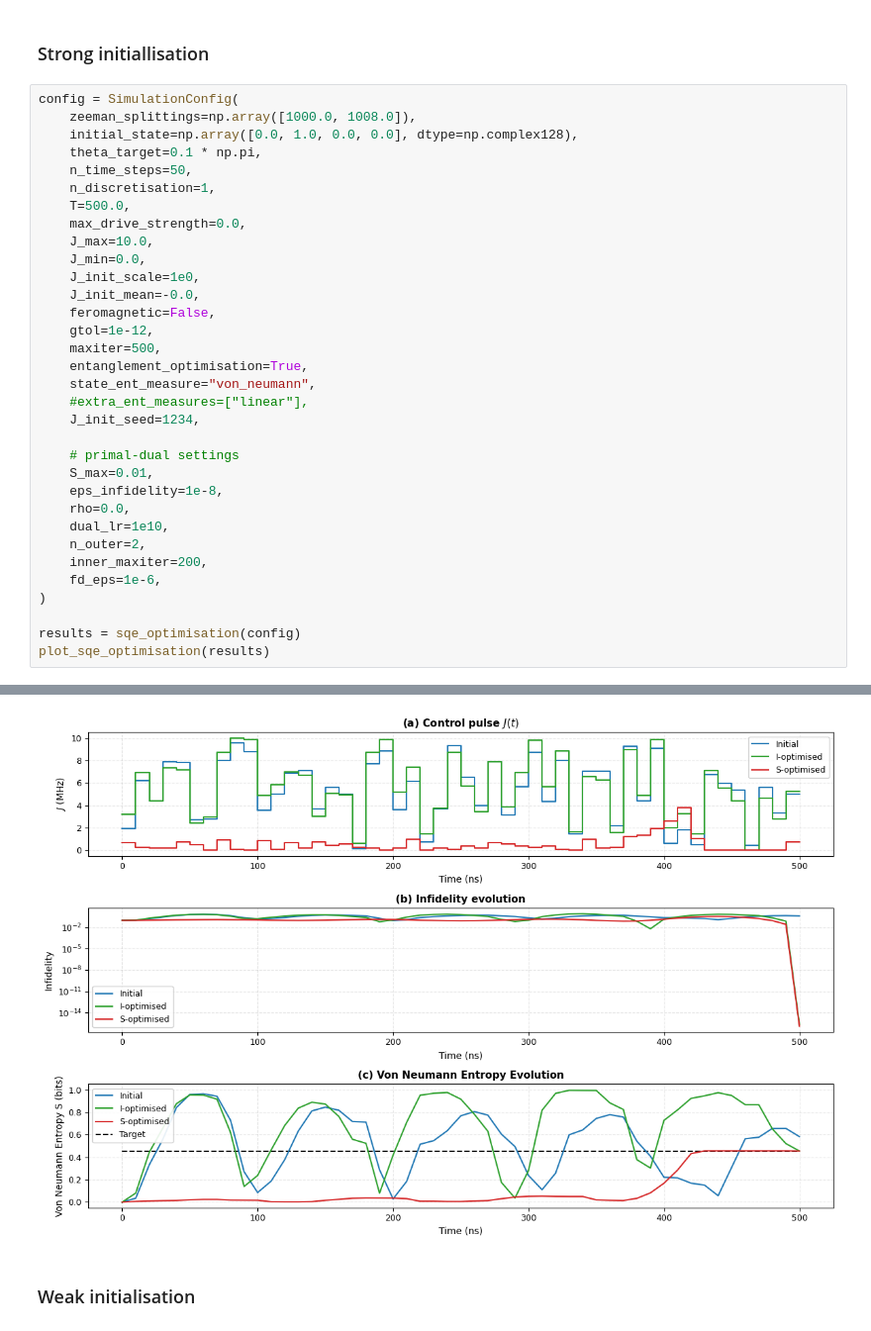
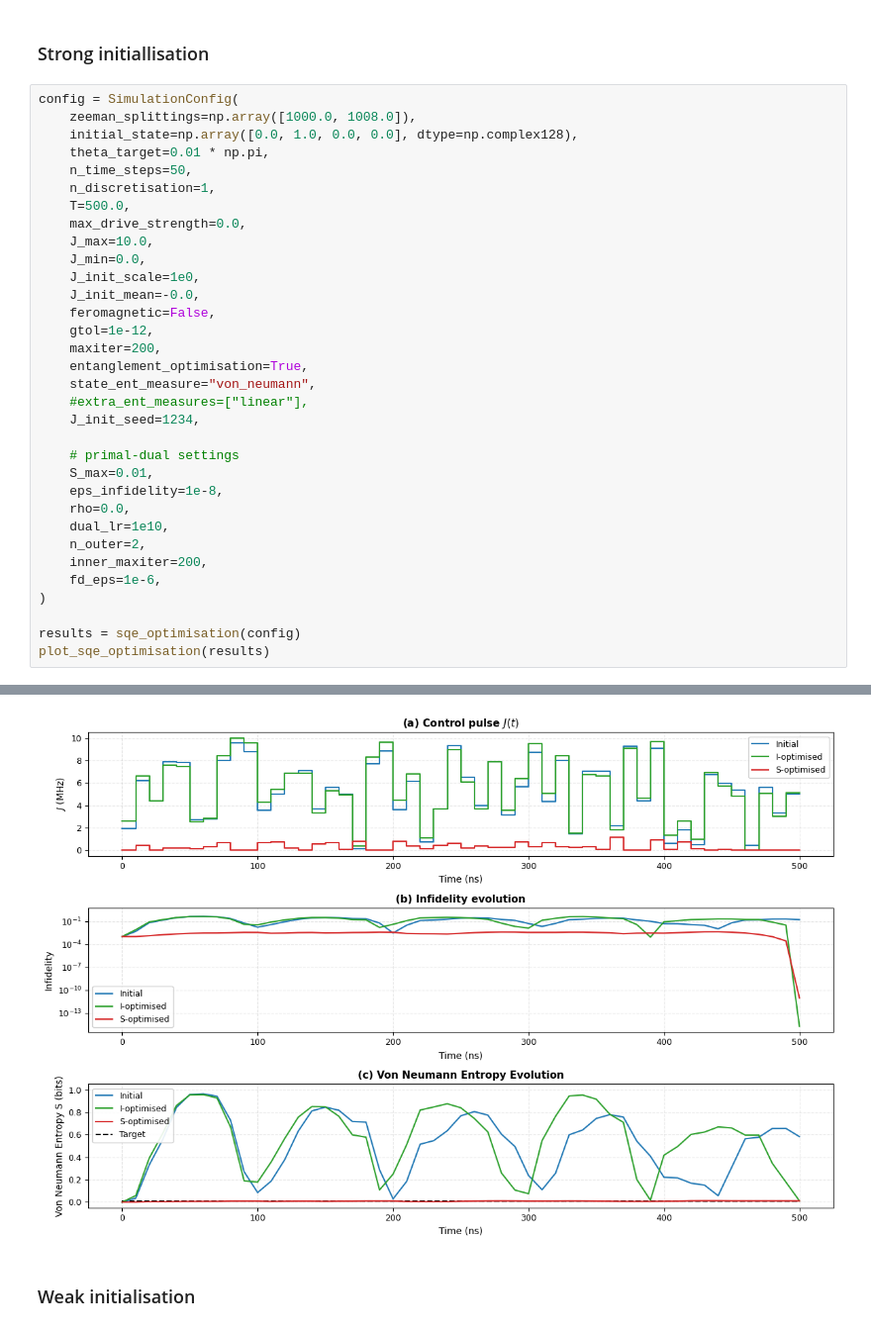
Before and after one commit to haoran-ye/pulse_VQE_entanglement, a Jupyter notebook: notebooks/sqe_state.ipynb, the cells around one changed output, grey strips where cells are left out. Shown at 99% size. Cells and saved outputs as stored; diff of their text form.

```diff
--- a/notebooks/sqe_state.ipynb
+++ b/notebooks/sqe_state.ipynb
@@ -18,7 +18,7 @@ from pulse_vqe_entanglement.plotting_state import plot_sqe_optimisation
 config = SimulationConfig(
     zeeman_splittings=np.array([1000.0, 1008.0]),
     initial_state=np.array([0.0, 1.0, 0.0, 0.0], dtype=np.complex128),
-    theta_target=0.1 * np.pi,
+    theta_target=0.01 * np.pi,
     n_time_steps=50,
     n_discretisation=1,
     T=500.0,
@@ -29,7 +29,7 @@ config = SimulationConfig(
     J_init_mean=-0.0,
     feromagnetic=False,
     gtol=1e-12,
-    maxiter=500,
+    maxiter=200,
     entanglement_optimisation=True,
     state_ent_measure="von_neumann",
     #extra_ent_measures=["linear"],
@@ -57,4 +57,4 @@ Infidelity: I=2.046e-16, nit=6, success=True, grad_norm=1.128e-08, S=5.263e-01
-[figure, old version]
+[figure, new version]
 # %% [markdown]
 ### Weak initialisation
 # %%
```
Also changed, not shown: parts of 1 cell of this notebook, 49 other files.
